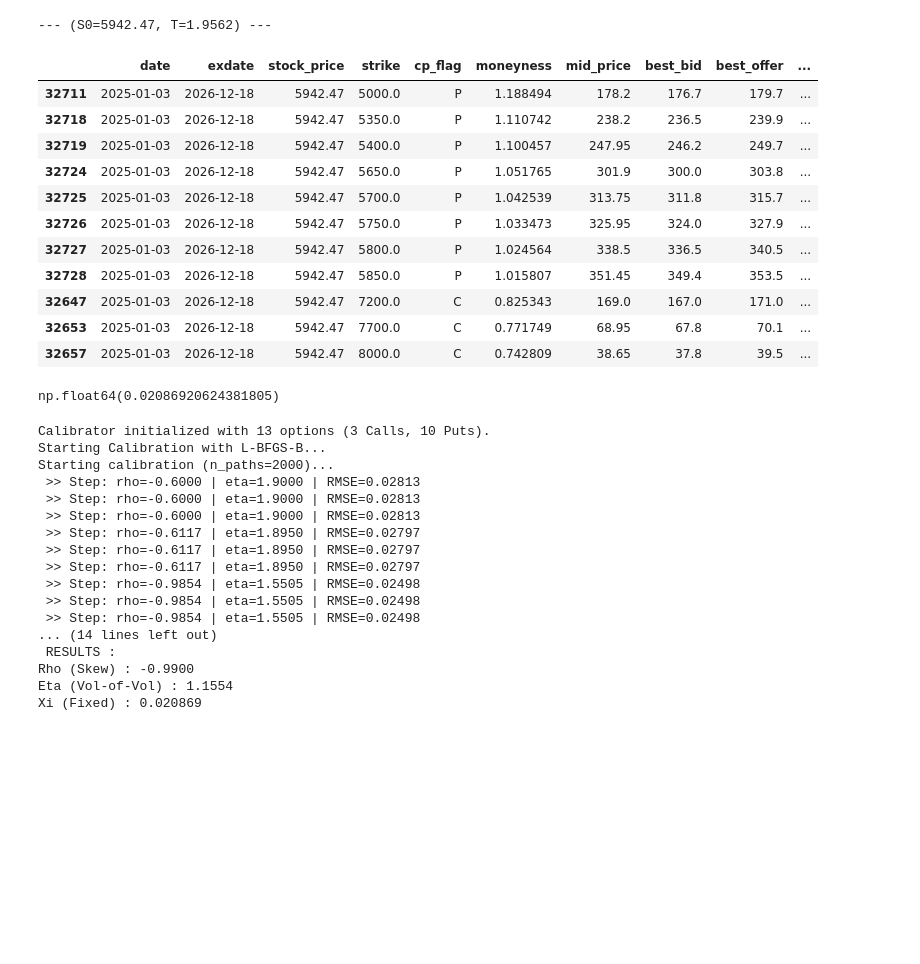
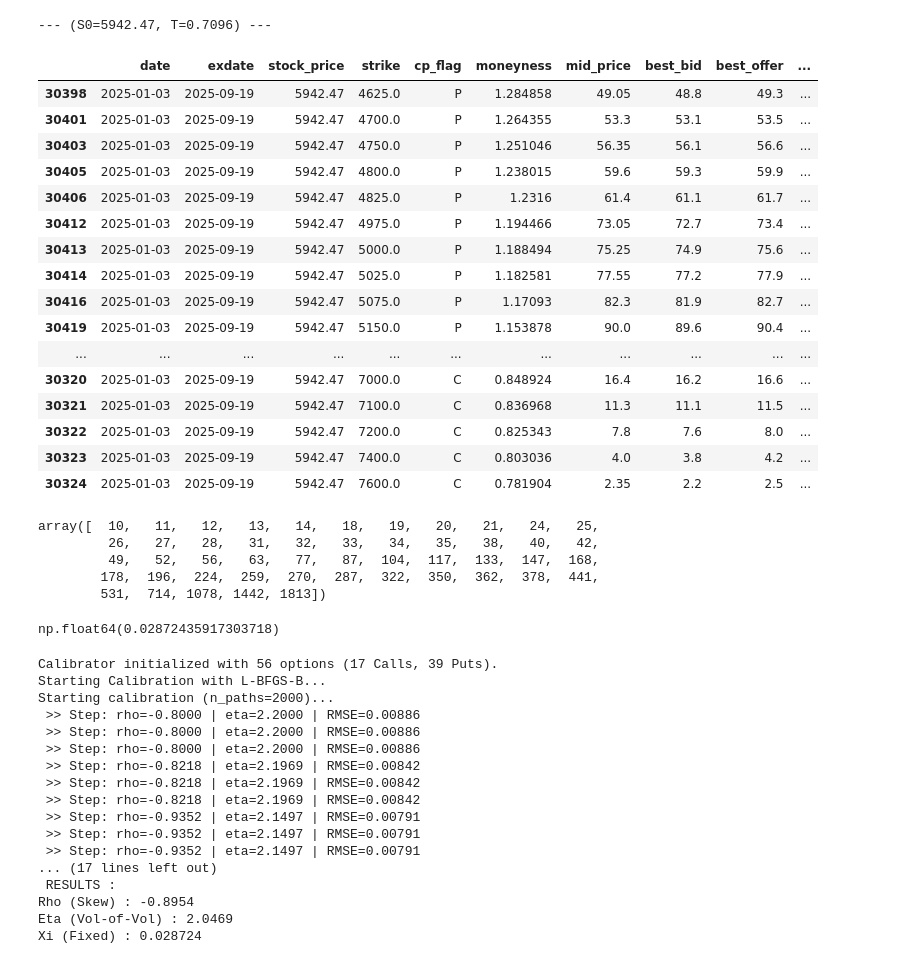
Before and after one commit to leandreisk/rbergomi-replication, a Jupyter notebook: notebooks/optimize_smile.ipynb, the cells around one changed output. Cells and saved outputs as stored; diff of their text form; code cells hidden in the pictures; blank space fills up the shorter version.

```diff
--- a/notebooks/optimize_smile.ipynb
+++ b/notebooks/optimize_smile.ipynb
@@ -75,33 +80,46 @@ df_result = om.fetch_data(TICKER, START, END)
 # %%
 from src.utils.cleaning import clean_and_filter_options, get_calibration_snapshot
 df_clean = clean_and_filter_options(df_result)
 
-calib_slice, T_exact, S0, r = get_calibration_snapshot(df_clean, '2025-01-03', 3/12)
+calib_slice, T_exact, S0, r = get_calibration_snapshot(df_clean, '2025-01-03', 259/365)
 
 print(f"\n--- (S0={S0}, T={T_exact:.4f}) ---")
 calib_slice.sort_values("moneyness", ascending=False, inplace=True)
 calib_slice
 # %% [output]
---- (S0=5942.47, T=1.9562) ---
+--- (S0=5942.47, T=0.7096) ---
 |  | date | exdate | stock_price | strike | cp_flag | moneyness | mid_price | best_bid | best_offer | ... |
-| 32711 | 2025-01-03 | 2026-12-18 | 5942.47 | 5000.0 | P | 1.188494 | 178.2 | 176.7 | 179.7 | ... |
-| 32718 | 2025-01-03 | 2026-12-18 | 5942.47 | 5350.0 | P | 1.110742 | 238.2 | 236.5 | 239.9 | ... |
-| 32719 | 2025-01-03 | 2026-12-18 | 5942.47 | 5400.0 | P | 1.100457 | 247.95 | 246.2 | 249.7 | ... |
-| 32724 | 2025-01-03 | 2026-12-18 | 5942.47 | 5650.0 | P | 1.051765 | 301.9 | 300.0 | 303.8 | ... |
-| 32725 | 2025-01-03 | 2026-12-18 | 5942.47 | 5700.0 | P | 1.042539 | 313.75 | 311.8 | 315.7 | ... |
-| 32726 | 2025-01-03 | 2026-12-18 | 5942.47 | 5750.0 | P | 1.033473 | 325.95 | 324.0 | 327.9 | ... |
-| 32727 | 2025-01-03 | 2026-12-18 | 5942.47 | 5800.0 | P | 1.024564 | 338.5 | 336.5 | 340.5 | ... |
-| 32728 | 2025-01-03 | 2026-12-18 | 5942.47 | 5850.0 | P | 1.015807 | 351.45 | 349.4 | 353.5 | ... |
-| 32647 | 2025-01-03 | 2026-12-18 | 5942.47 | 7200.0 | C | 0.825343 | 169.0 | 167.0 | 171.0 | ... |
-| 32653 | 2025-01-03 | 2026-12-18 | 5942.47 | 7700.0 | C | 0.771749 | 68.95 | 67.8 | 70.1 | ... |
-| 32657 | 2025-01-03 | 2026-12-18 | 5942.47 | 8000.0 | C | 0.742809 | 38.65 | 37.8 | 39.5 | ... |
+| 30398 | 2025-01-03 | 2025-09-19 | 5942.47 | 4625.0 | P | 1.284858 | 49.05 | 48.8 | 49.3 | ... |
+| 30401 | 2025-01-03 | 2025-09-19 | 5942.47 | 4700.0 | P | 1.264355 | 53.3 | 53.1 | 53.5 | ... |
+| 30403 | 2025-01-03 | 2025-09-19 | 5942.47 | 4750.0 | P | 1.251046 | 56.35 | 56.1 | 56.6 | ... |
+| 30405 | 2025-01-03 | 2025-09-19 | 5942.47 | 4800.0 | P | 1.238015 | 59.6 | 59.3 | 59.9 | ... |
+| 30406 | 2025-01-03 | 2025-09-19 | 5942.47 | 4825.0 | P | 1.2316 | 61.4 | 61.1 | 61.7 | ... |
+| 30412 | 2025-01-03 | 2025-09-19 | 5942.47 | 4975.0 | P | 1.194466 | 73.05 | 72.7 | 73.4 | ... |
+| 30413 | 2025-01-03 | 2025-09-19 | 5942.47 | 5000.0 | P | 1.188494 | 75.25 | 74.9 | 75.6 | ... |
+| 30414 | 2025-01-03 | 2025-09-19 | 5942.47 | 5025.0 | P | 1.182581 | 77.55 | 77.2 | 77.9 | ... |
+| 30416 | 2025-01-03 | 2025-09-19 | 5942.47 | 5075.0 | P | 1.17093 | 82.3 | 81.9 | 82.7 | ... |
+| 30419 | 2025-01-03 | 2025-09-19 | 5942.47 | 5150.0 | P | 1.153878 | 90.0 | 89.6 | 90.4 | ... |
+| ... | ... | ... | ... | ... | ... | ... | ... | ... | ... | ... |
+| 30320 | 2025-01-03 | 2025-09-19 | 5942.47 | 7000.0 | C | 0.848924 | 16.4 | 16.2 | 16.6 | ... |
+| 30321 | 2025-01-03 | 2025-09-19 | 5942.47 | 7100.0 | C | 0.836968 | 11.3 | 11.1 | 11.5 | ... |
+| 30322 | 2025-01-03 | 2025-09-19 | 5942.47 | 7200.0 | C | 0.825343 | 7.8 | 7.6 | 8.0 | ... |
+| 30323 | 2025-01-03 | 2025-09-19 | 5942.47 | 7400.0 | C | 0.803036 | 4.0 | 3.8 | 4.2 | ... |
+| 30324 | 2025-01-03 | 2025-09-19 | 5942.47 | 7600.0 | C | 0.781904 | 2.35 | 2.2 | 2.5 | ... |
+# %%
+np.sort(df_clean[df_clean["date"] == '2025-01-03']["days_to_maturity"].unique())
+# %% [output]
+array([  10,   11,   12,   13,   14,   18,   19,   20,   21,   24,   25,
+         26,   27,   28,   31,   32,   33,   34,   35,   38,   40,   42,
+         49,   52,   56,   63,   77,   87,  104,  117,  133,  147,  168,
+        178,  196,  224,  259,  270,  287,  322,  350,  362,  378,  441,
+        531,  714, 1078, 1442, 1813])
 # %%
 # xi_estime, info = extract_xi_atm(calib_slice)
 # info
-xi_estime = extract_xi_variance_swap(calib_slice) +0.002
+xi_estime = extract_xi_variance_swap(calib_slice) + 0.002
 xi_estime
 # %% [output]
-np.float64(0.02086920624381805)
+np.float64(0.02872435917303718)
 # %%
 engine = RBergomiEngine(
     S_0=S0,
@@ -124,7 +142,7 @@ calib_data_dict = {
 
 turbo_calibrator = RBergomiCalibrator(engine, pricer, calib_data_dict, n_paths=2000)
 
-initial_guess = [-0.6, 1.9]
+initial_guess = [-0.8, 2.2]
 
 print("Starting Calibration with L-BFGS-B...")
 opt_params = turbo_calibrator.calibrate(initial_guess=initial_guess)
@@ -138,23 +156,23 @@ if opt_params is not None:
 else:
     print("Calibration Failed.")
 # %% [output]
-Calibrator initialized with 13 options (3 Calls, 10 Puts).
+Calibrator initialized with 56 options (17 Calls, 39 Puts).
 Starting Calibration with L-BFGS-B...
 Starting calibration (n_paths=2000)...
- >> Step: rho=-0.6000 | eta=1.9000 | RMSE=0.02813
- >> Step: rho=-0.6000 | eta=1.9000 | RMSE=0.02813
- >> Step: rho=-0.6000 | eta=1.9000 | RMSE=0.02813
- >> Step: rho=-0.6117 | eta=1.8950 | RMSE=0.02797
- >> Step: rho=-0.6117 | eta=1.8950 | RMSE=0.02797
- >> Step: rho=-0.6117 | eta=1.8950 | RMSE=0.02797
- >> Step: rho=-0.9854 | eta=1.5505 | RMSE=0.02498
- >> Step: rho=-0.9854 | eta=1.5505 | RMSE=0.02498
- >> Step: rho=-0.9854 | eta=1.5505 | RMSE=0.02498
-... (14 lines left out)
+ >> Step: rho=-0.8000 | eta=2.2000 | RMSE=0.00886
+ >> Step: rho=-0.8000 | eta=2.2000 | RMSE=0.00886
+ >> Step: rho=-0.8000 | eta=2.2000 | RMSE=0.00886
+ >> Step: rho=-0.8218 | eta=2.1969 | RMSE=0.00842
+ >> Step: rho=-0.8218 | eta=2.1969 | RMSE=0.00842
+ >> Step: rho=-0.8218 | eta=2.1969 | RMSE=0.00842
+ >> Step: rho=-0.9352 | eta=2.1497 | RMSE=0.00791
+ >> Step: rho=-0.9352 | eta=2.1497 | RMSE=0.00791
+ >> Step: rho=-0.9352 | eta=2.1497 | RMSE=0.00791
+... (17 lines left out)
  RESULTS :
-Rho (Skew) : -0.9900
-Eta (Vol-of-Vol) : 1.1554
-Xi (Fixed) : 0.020869
+Rho (Skew) : -0.8954
+Eta (Vol-of-Vol) : 2.0469
+Xi (Fixed) : 0.028724
 # %%
 final_ivs_model = []
 
```
Also changed, not shown: parts of 2 cells of this notebook.
